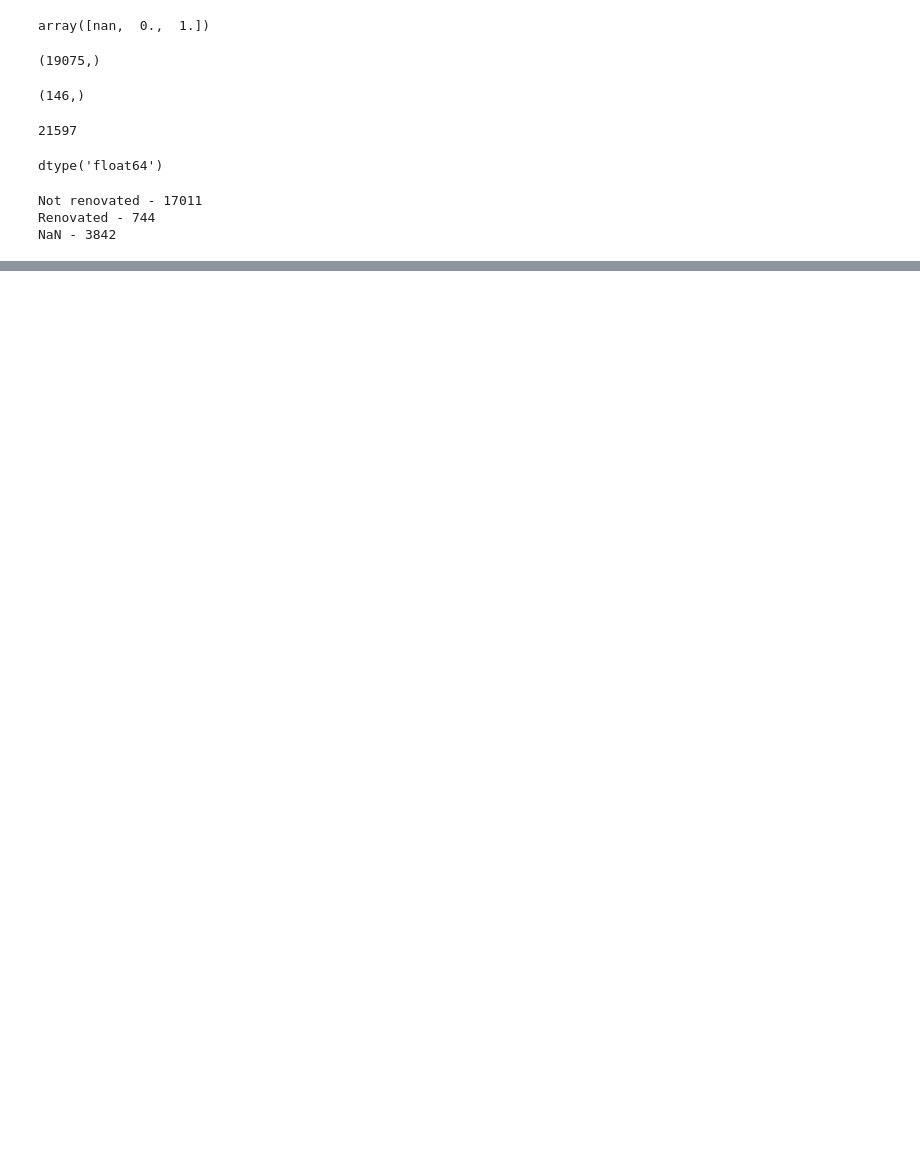
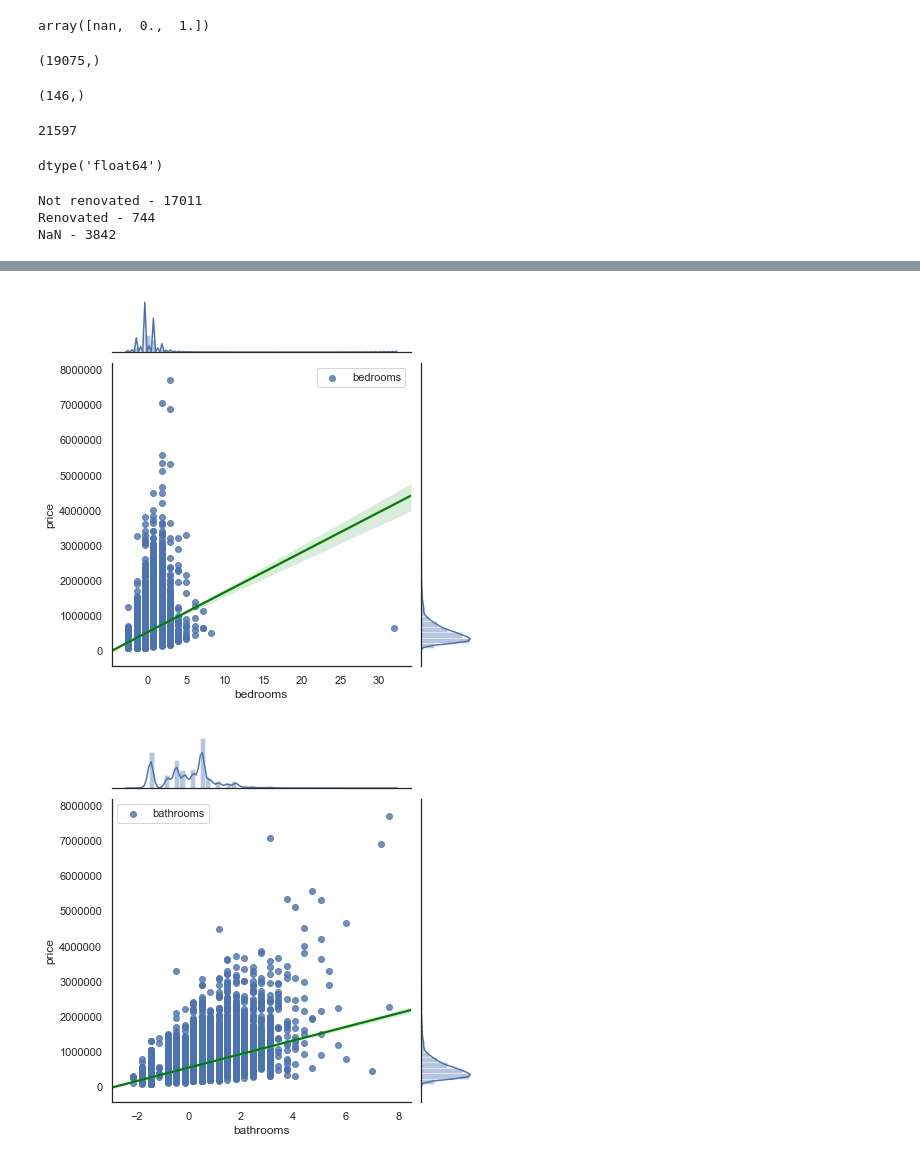
Before and after one commit to KanwalArora029/King-County-Sales-Analysis, a Jupyter notebook: student.ipynb, the cells around one changed output, grey strips where cells are left out. Saved outputs shown, nothing was run; the diff lists cells and outputs as text; code cells hidden in the pictures; blank space fills up the shorter version.

```diff
--- a/student.ipynb
+++ b/student.ipynb
@@ -340,0 +383,7 @@ sns.heatmap(corr, mask=mask, cmap=cmap, vmax=.3, center=0,
+# %%
+to_normalize = ['bedrooms', 'bathrooms', 'sqft_living', 'sqft_lot',
+                'floors', 'condition', 'grade', 'sqft_above', 'sqft_basement',
+               'yr_built', 'sqft_living15', 'sqft_lot15']
+for i in to_normalize:
+    df[i] = (df[i] - df[i].mean()) / df[i].std()
+df.head()
@@ -340,0 +397,13 @@ sns.heatmap(corr, mask=mask, cmap=cmap, vmax=.3, center=0,
+# %%
+for column in to_normalize:
+    sns.jointplot(x=column, y="price",
+                  data=df,
+                  kind='reg',
+                  label=column,
+                  joint_kws={'line_kws':{'color':'green'}})
+#     sns.regplot(walmart[column], walmart.Weekly_Sales, label=column)
+    plt.legend()
+    plt.show()
+# %% [output]
+[figure, added]
+[figure, added]
```
Also changed, not shown: parts of 22 cells of this notebook.
